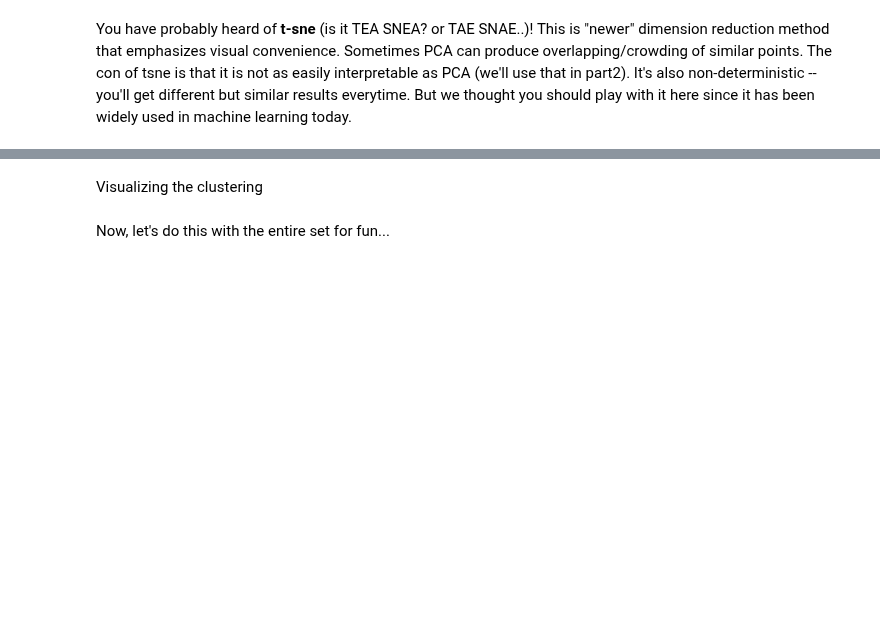
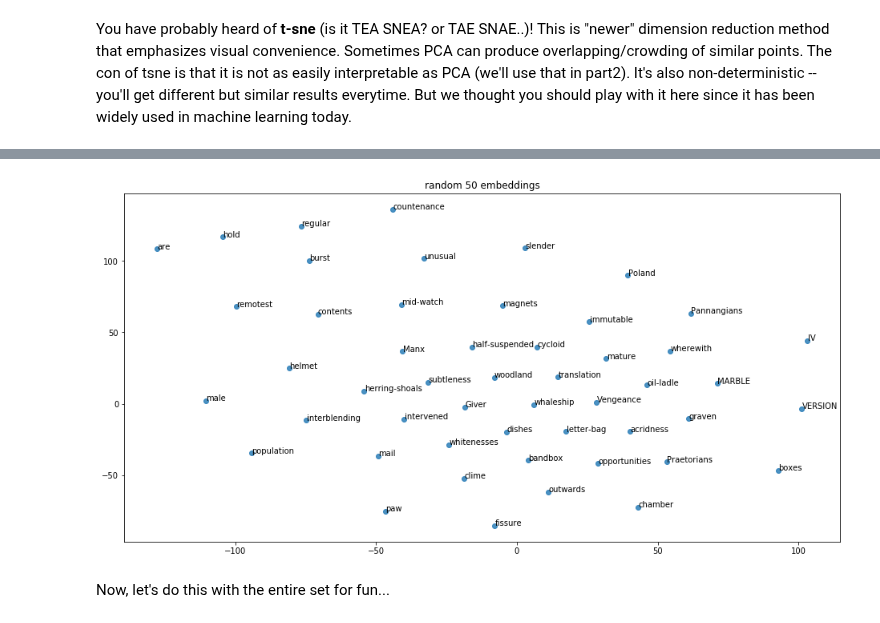
Before and after one commit to sul-cidr/dh2018-word-vector-workshops, a Jupyter notebook: part1.ipynb, the cells around one changed output, grey strips where cells are left out. Drawn from its saved outputs; the diff is of its cells as text; code cells hidden in the pictures; blank space fills up the shorter version.

```diff
--- a/part1.ipynb
+++ b/part1.ipynb
@@ -611,6 +994,6 @@ tsne = TSNE(n_components=2) #n-components = reduced dimensions
 # %%
-#Let's make a matrix of random words
-random_indices = np.random.choice(len(v), 100, replace=False)
+#Let's make a matrix of 50 random words
+random_indices = np.random.choice(len(v), 50, replace=False)
 select_matrix = X[random_indices]
 lookup = {val:key for key,val in v.items()}
 labels = [lookup[w] for w in random_indices]
@@ -625,12 +1036,12 @@ embed
 # %%
 random_x, random_y = zip(*embed)
 fig, ax = plt.subplots(figsize=(16, 8))
 ax.scatter(random_x, random_y, alpha=.8)
 
 for _, lab in enumerate(labels):
     ax.annotate(lab, (random_x[_]+.1, random_y[_]-.05))
 
-plt.title("random 100 embeddings")
+plt.title("random 50 embeddings")
 plt.show()
+# %% [output]
+[figure, added]
-# %% [markdown]
-Visualizing the clustering
```
Also changed, not shown: parts of 73 cells of this notebook.
